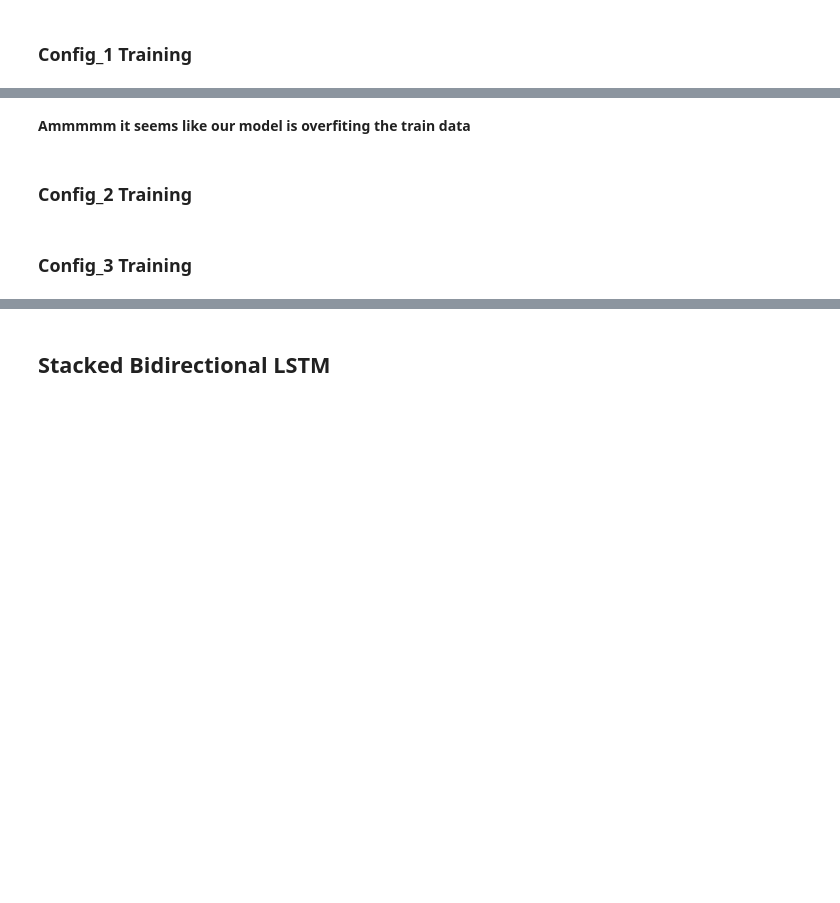
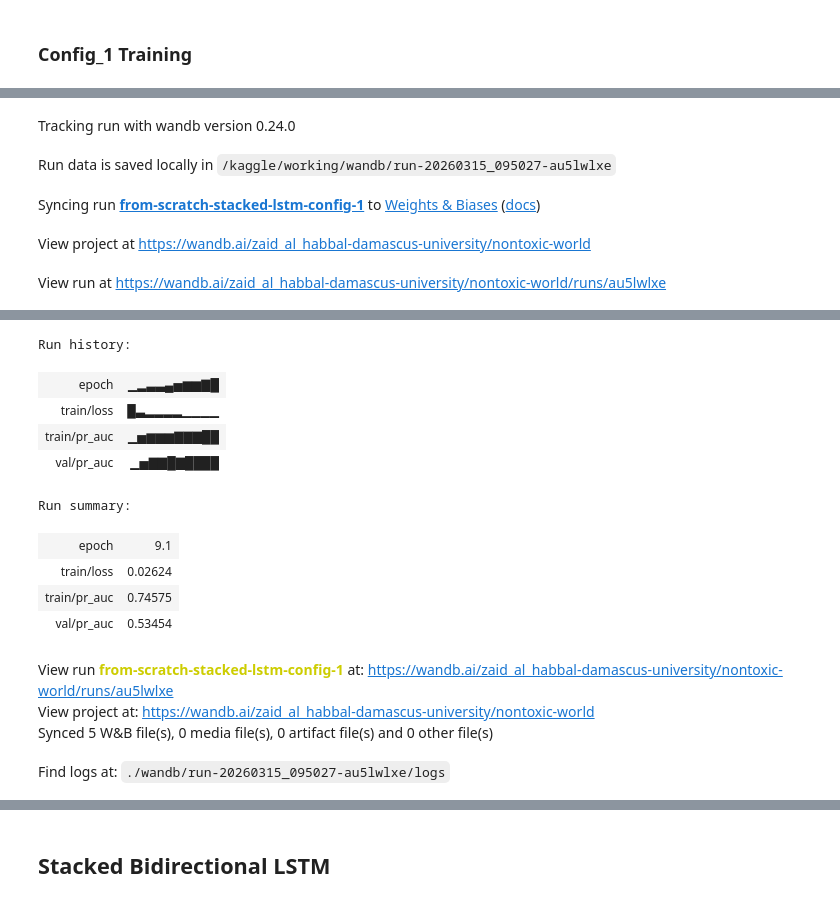
Before and after one commit to Zaid-Al-Habbal/nontoxic-world, a Jupyter notebook: notebooks/05_build_models_and_train_from_scratch.ipynb, the cells around one changed output, grey strips where cells are left out. Saved outputs shown, nothing was run; the diff lists cells and outputs as text; code cells hidden in the pictures; blank space fills up the shorter version.

```diff
--- a/notebooks/05_build_models_and_train_from_scratch.ipynb
+++ b/notebooks/05_build_models_and_train_from_scratch.ipynb
@@ -495,7 +888,7 @@ def train(
 # %%
-class SimpleStackedLSTMModel(nn.Module):
-    def __init__(self, vocab_size=30522, embed_dim=256, n_layers=2,
-                 hidden_dim=128, pad_id=0, dropout=0.2):
+class StackedLSTMModel(nn.Module):
+    def __init__(self, vocab_size=30522, embed_dim=256, n_layers=1,
+                 hidden_dim=32, pad_id=0, dropout=0.0):
         super().__init__()
         self.embed = nn.Embedding(vocab_size, embed_dim, padding_idx=pad_id)
         self.lstm = nn.LSTM(embed_dim, hidden_dim, num_layers=n_layers,
@@ -514,17 +907,21 @@ class SimpleStackedLSTMModel(nn.Module):
 # %%
 base_config = {
     # Model architecture
-    "model_type": "LSTM",
+    "model_type": "Stacked LSTM",
     "embed_dim": 256,
-    "hidden_dim": 128,
-    "num_layers": 2,
-    "dropout": 0.2,
+    "hidden_dim": 32,
+    "num_layers": 1,
+    "dropout": 0.0,
 
     # Training
     "learning_rate": 0.001,
     "batch_size": 256,
-    "epochs": 10,
-    "optimizer": "NAdam",
+    "optimizer": "AdamW",
+    "sched_patience" : 2,
+    "sched_factor": 0.5,
+    "max_grad_norm": 1.0,
+    "start_epoch": 0,
+    "end_epoch": 10
 }
 # %% [markdown]
 ### Config_1 Training
@@ -532,7 +929,7 @@ base_config = {
 # Setup New Config
 config = base_config
 
-model = SimpleStackedLSTMModel(
+model = StackedLSTMModel(
     vocab_size=len(tokenizer),
     embed_dim=config["embed_dim"],
     n_layers=config["num_layers"],
@@ -541,9 +938,8 @@ model = SimpleStackedLSTMModel(
 ).to(device)
 
 # Training configuration
-n_epochs = config["epochs"]
 xentropy = nn.BCEWithLogitsLoss()
-optimizer = torch.optim.NAdam(model.parameters(), lr=config["learning_rate"])
+optimizer = torch.optim.AdamW(model.parameters(), lr=config["learning_rate"])
 
 # Metric (move to device!)
 macro_pr_auc = MultilabelAveragePrecision(
@@ -553,9 +949,9 @@ macro_pr_auc = MultilabelAveragePrecision(
 
 # Train
 with wandb.init(project="nontoxic-world",
-                name="from-scratch-simple-stacked-lstm-config-1",
+                name="from-scratch-stacked-lstm-config-1",
                 config=config,
-                notes="base config for simple stacked lstm model"
+                notes="base config"
                ):
     history = train(
         model,
@@ -565,7 +961,7 @@ with wandb.init(project="nontoxic-world",
         macro_pr_auc,
         train_loader,
         valid_loader,
-        n_epochs,
-        max_grad_norm=1.0,
-        checkpoint_path='simple_stacked_lstm_model_best.pth'
+        config,
+        checkpoint_path='stacked_lstm_model.pth'
     )
+# %% [output]
@@ -571,0 +969,5 @@ with wandb.init(project="nontoxic-world",
+Tracking run with wandb version 0.24.0
+Run data is saved locally in /kaggle/working/wandb/run-20260315_095027-au5lwlxe
+Syncing run from-scratch-stacked-lstm-config-1 to Weights & Biases (docs)
+View project at https://wandb.ai/zaid_al_habbal-damascus-university/nontoxic-world
+View run at https://wandb.ai/zaid_al_habbal-damascus-university/nontoxic-world/runs/au5lwlxe
@@ -572,4 +985,14 @@ with wandb.init(project="nontoxic-world",
+Run history:
+| epoch | ▁▂▃▃▄▅▆▆▇█ |
+| train/loss | █▃▂▂▂▂▁▁▁▁ |
+| train/pr_auc | ▁▅▆▆▆▇▇▇██ |
+| val/pr_auc | ▁▅▇▇█▇████ |
+Run summary:
+| epoch | 9.1 |
+| train/loss | 0.02624 |
+| train/pr_auc | 0.74575 |
+| val/pr_auc | 0.53454 |
+View run from-scratch-stacked-lstm-config-1 at: https://wandb.ai/zaid_al_habbal-damascus-university/nontoxic-world/runs/au5lwlxe
+View project at: https://wandb.ai/zaid_al_habbal-damascus-university/nontoxic-world
+Synced 5 W&B file(s), 0 media file(s), 0 artifact file(s) and 0 other file(s)
+Find logs at: ./wandb/run-20260315_095027-au5lwlxe/logs
-# %% [markdown]
-**Ammmmm it seems like our model is overfiting the train data**
-# %% [markdown]
-### Config_2 Training
@@ -620,2 +998,0 @@ with wandb.init(project="nontoxic-world",
-# %% [markdown]
-### Config_3 Training
```
Also changed, not shown: parts of 73 cells of this notebook.
